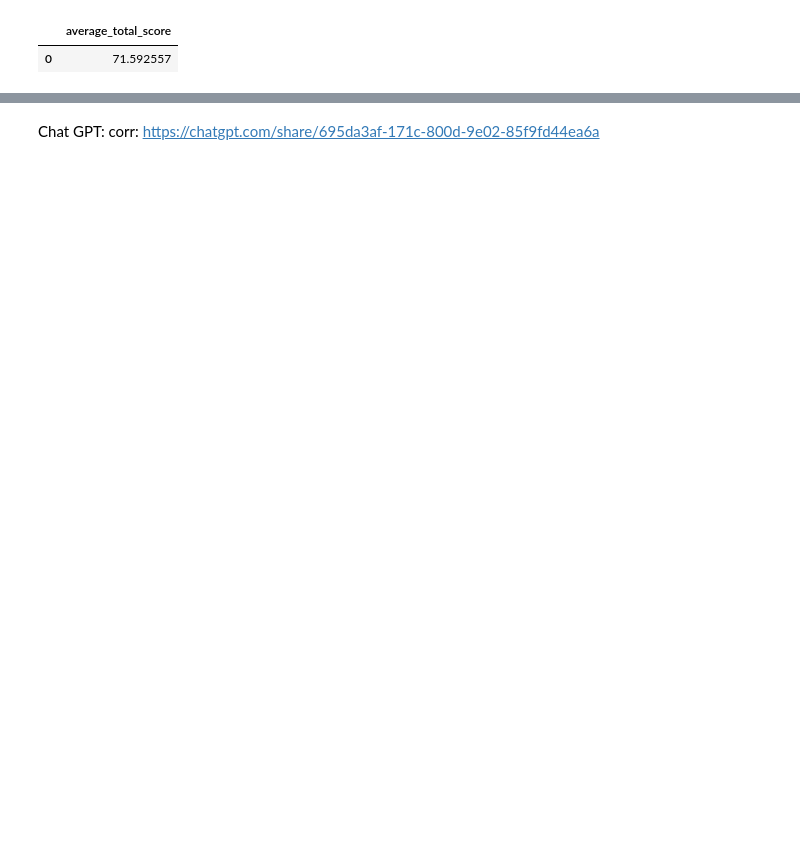
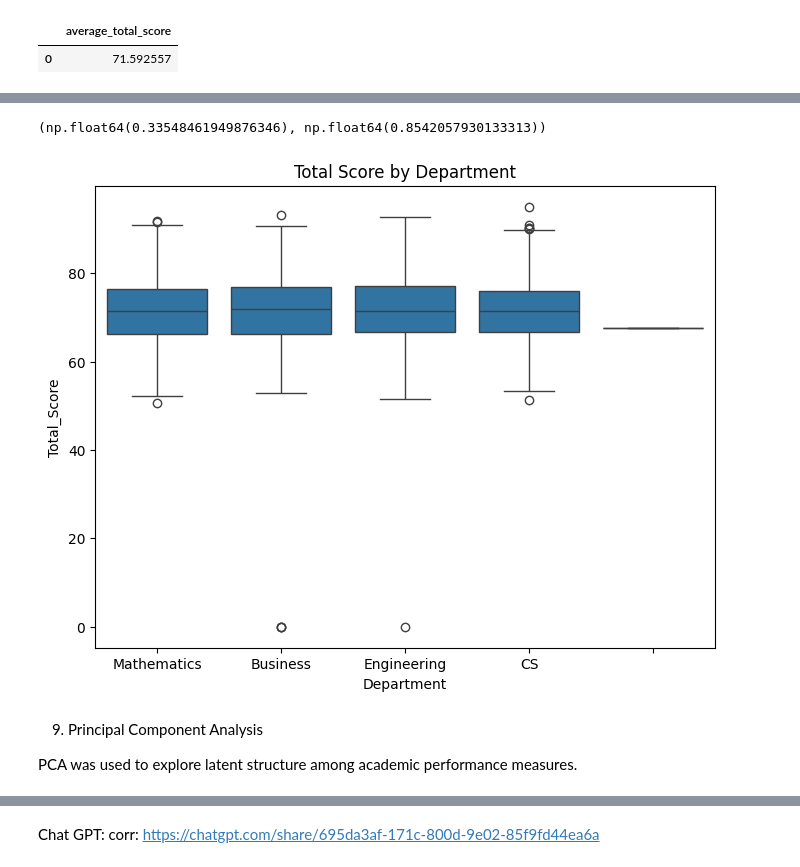
Before and after one commit to seasid3/programming-for-data-analytics-project, a Jupyter notebook: student_outcomes.ipynb, the cells around one changed output, grey strips where cells are left out. Drawn from its saved outputs; the diff is of its cells as text; code cells hidden in the pictures; blank space fills up the shorter version.

```diff
--- a/student_outcomes.ipynb
+++ b/student_outcomes.ipynb
@@ -323,13 +187,0 @@ Correlation between Age and Total Score: 0.007099568471101763
-# %%
-# Plot age versus total score
-
-# Set Seaborn style for better aesthetics
-sns.set(style="whitegrid")
-
-# Scatter plot with regression line
-plt.figure(figsize=(8,6))
-sns.regplot(data=df, x="Age", y="total_score", scatter_kws={"alpha":0.6}, line_kws={"color":"red"})
-plt.title(f"Scatter Plot of Age vs Total Score\nCorrelation: {correlation:.2f}")
-plt.xlabel("Age")
-plt.ylabel("Total Score")
-plt.show()
@@ -399,0 +296,21 @@ plt.show()
+# %%
+groups = [
+    df_merged.loc[df_merged["Department"] == dept, "Total_Score"].dropna()
+    for dept in df_merged["Department"].dropna().unique()
+]
+
+f_stat, p_value = stats.f_oneway(*groups)
+f_stat, p_value
+# %% [output]
+(np.float64(0.33548461949876346), np.float64(0.8542057930133313))
+# %%
+plt.figure(figsize=(8,6))
+sns.boxplot(data=df_merged, x="Department", y="Total_Score")
+plt.title("Total Score by Department")
+plt.show()
+# %% [output]
+[figure, added]
+# %% [markdown]
+9. Principal Component Analysis
+
+PCA was used to explore latent structure among academic performance measures.
```
Also changed, not shown: parts of 58 cells of this notebook, 2 other files.
